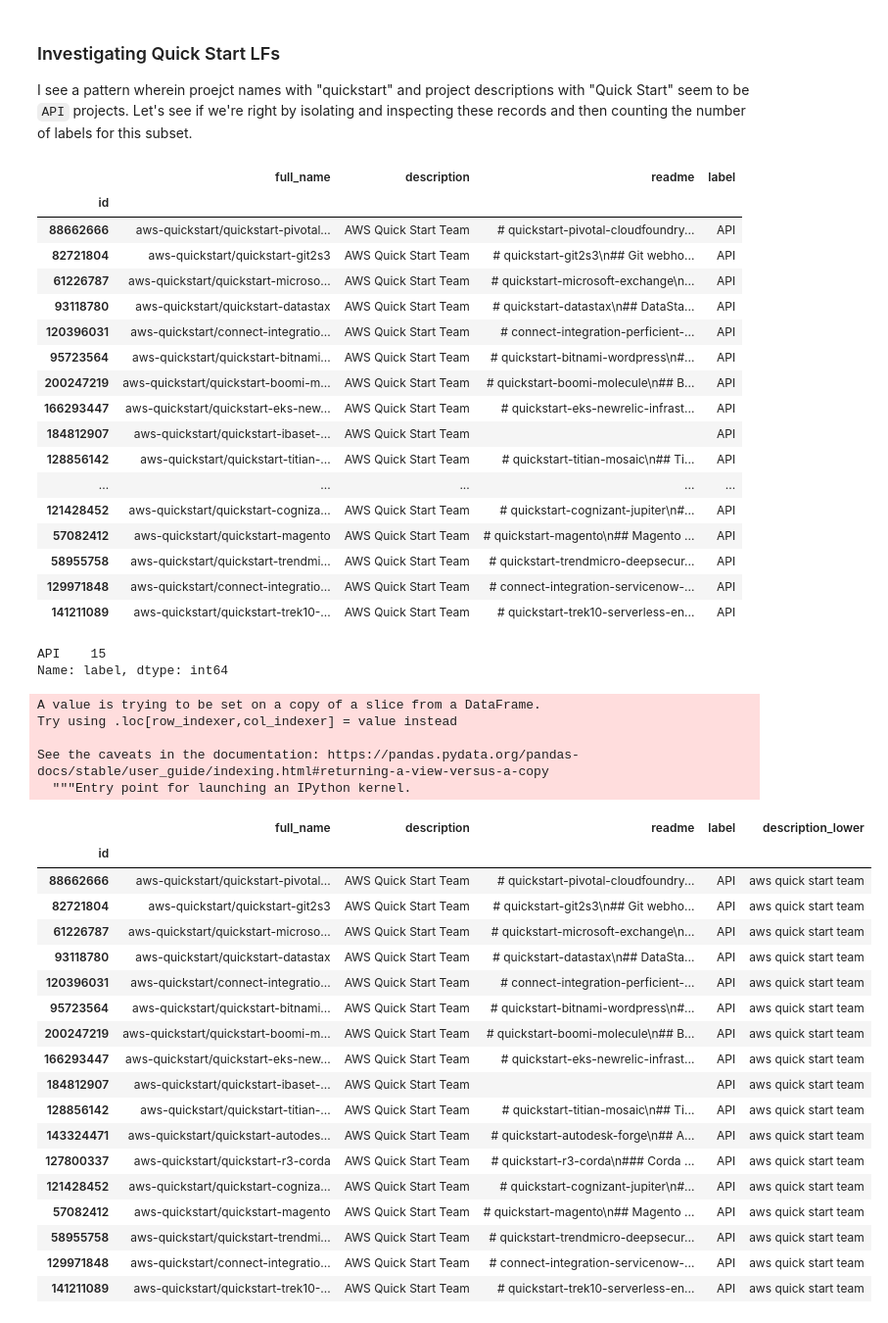
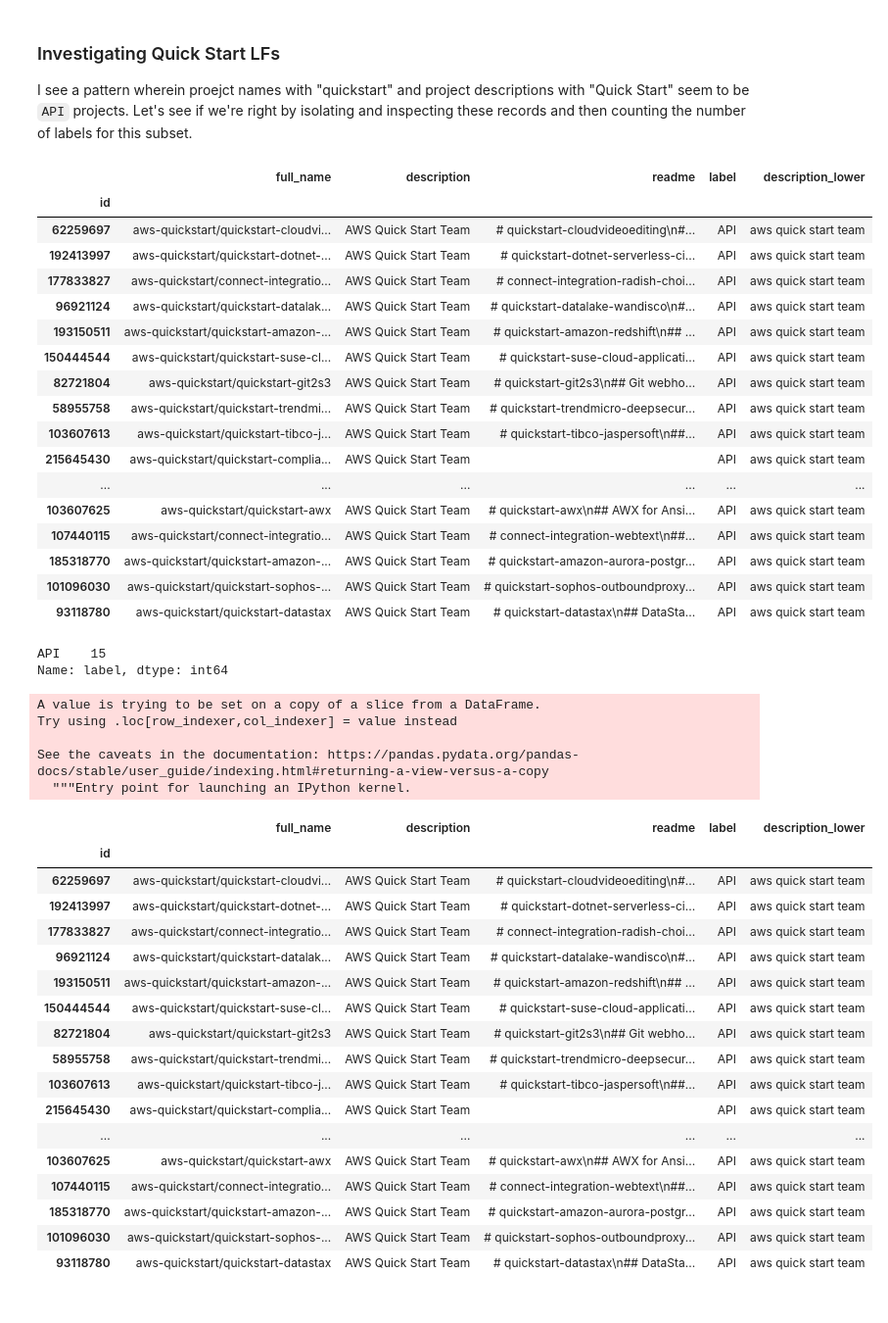
Before and after one commit to rjurney/weakly_supervised_learning_code, a Jupyter notebook: ch03/Introducing Snorkel.ipynb, the cells around one changed output. Shown at 98% size. Drawn from its saved outputs; the diff is of its cells as text; code cells hidden in the pictures.

```diff
--- a/ch03/Introducing Snorkel.ipynb
+++ b/ch03/Introducing Snorkel.ipynb
@@ -140,7 +140,7 @@ dev_train_df, test_df, train_labels, test_labels = train_test_split(
 dev_df, train_df, dev_labels, train_labels = train_test_split(
     dev_train_df,
     dev_train_df['label'],
-    test_size=0.7
+    test_size=0.65
 )
 
 # Make sure our split of records makes sense
@@ -480,24 +481,24 @@ I see a pattern wherein proejct names with "quickstart" and project descriptions
 quickstart_name_df = dev_df[dev_df['full_name'].str.contains('quickstart')]
 quickstart_name_df
 # %% [output]
-|  | full_name | description | readme | label |
-| id |  |  |  |  |
-| 88662666 | aws-quickstart/quickstart-pivotal... | AWS Quick Start Team | # quickstart-pivotal-cloudfoundry... | API |
-| 82721804 | aws-quickstart/quickstart-git2s3 | AWS Quick Start Team | # quickstart-git2s3\n## Git webho... | API |
-| 61226787 | aws-quickstart/quickstart-microso... | AWS Quick Start Team | # quickstart-microsoft-exchange\n... | API |
-| 93118780 | aws-quickstart/quickstart-datastax | AWS Quick Start Team | # quickstart-datastax\n## DataSta... | API |
-| 120396031 | aws-quickstart/connect-integratio... | AWS Quick Start Team | # connect-integration-perficient-... | API |
-| 95723564 | aws-quickstart/quickstart-bitnami... | AWS Quick Start Team | # quickstart-bitnami-wordpress\n#... | API |
-| 200247219 | aws-quickstart/quickstart-boomi-m... | AWS Quick Start Team | # quickstart-boomi-molecule\n## B... | API |
-| 166293447 | aws-quickstart/quickstart-eks-new... | AWS Quick Start Team | # quickstart-eks-newrelic-infrast... | API |
-| 184812907 | aws-quickstart/quickstart-ibaset-... | AWS Quick Start Team |  | API |
-| 128856142 | aws-quickstart/quickstart-titian-... | AWS Quick Start Team | # quickstart-titian-mosaic\n## Ti... | API |
-| ... | ... | ... | ... | ... |
-| 121428452 | aws-quickstart/quickstart-cogniza... | AWS Quick Start Team | # quickstart-cognizant-jupiter\n#... | API |
-| 57082412 | aws-quickstart/quickstart-magento | AWS Quick Start Team | # quickstart-magento\n## Magento ... | API |
-| 58955758 | aws-quickstart/quickstart-trendmi... | AWS Quick Start Team | # quickstart-trendmicro-deepsecur... | API |
-| 129971848 | aws-quickstart/connect-integratio... | AWS Quick Start Team | # connect-integration-servicenow-... | API |
-| 141211089 | aws-quickstart/quickstart-trek10-... | AWS Quick Start Team | # quickstart-trek10-serverless-en... | API |
+|  | full_name | description | readme | label | description_lower |
+| id |  |  |  |  |  |
+| 62259697 | aws-quickstart/quickstart-cloudvi... | AWS Quick Start Team | # quickstart-cloudvideoediting\n#... | API | aws quick start team |
+| 192413997 | aws-quickstart/quickstart-dotnet-... | AWS Quick Start Team | # quickstart-dotnet-serverless-ci... | API | aws quick start team |
+| 177833827 | aws-quickstart/connect-integratio... | AWS Quick Start Team | # connect-integration-radish-choi... | API | aws quick start team |
+| 96921124 | aws-quickstart/quickstart-datalak... | AWS Quick Start Team | # quickstart-datalake-wandisco\n#... | API | aws quick start team |
+| 193150511 | aws-quickstart/quickstart-amazon-... | AWS Quick Start Team | # quickstart-amazon-redshift\n## ... | API | aws quick start team |
+| 150444544 | aws-quickstart/quickstart-suse-cl... | AWS Quick Start Team | # quickstart-suse-cloud-applicati... | API | aws quick start team |
+| 82721804 | aws-quickstart/quickstart-git2s3 | AWS Quick Start Team | # quickstart-git2s3\n## Git webho... | API | aws quick start team |
+| 58955758 | aws-quickstart/quickstart-trendmi... | AWS Quick Start Team | # quickstart-trendmicro-deepsecur... | API | aws quick start team |
+| 103607613 | aws-quickstart/quickstart-tibco-j... | AWS Quick Start Team | # quickstart-tibco-jaspersoft\n##... | API | aws quick start team |
+| 215645430 | aws-quickstart/quickstart-complia... | AWS Quick Start Team |  | API | aws quick start team |
+| ... | ... | ... | ... | ... | ... |
+| 103607625 | aws-quickstart/quickstart-awx | AWS Quick Start Team | # quickstart-awx\n## AWX for Ansi... | API | aws quick start team |
+| 107440115 | aws-quickstart/connect-integratio... | AWS Quick Start Team | # connect-integration-webtext\n##... | API | aws quick start team |
+| 185318770 | aws-quickstart/quickstart-amazon-... | AWS Quick Start Team | # quickstart-amazon-aurora-postgr... | API | aws quick start team |
+| 101096030 | aws-quickstart/quickstart-sophos-... | AWS Quick Start Team | # quickstart-sophos-outboundproxy... | API | aws quick start team |
+| 93118780 | aws-quickstart/quickstart-datastax | AWS Quick Start Team | # quickstart-datastax\n## DataSta... | API | aws quick start team |
 # %%
 quickstart_df['label'].value_counts()
 # %% [output]
@@ -506,32 +507,34 @@ Name: label, dtype: int64
 # %%
 dev_df['description_lower'] = dev_df['description'].str.lower()
 quickstart_desc_df = dev_df[dev_df['description_lower'].str.contains('quick start')]
+
+del dev_df['description_lower']
+
 quickstart_desc_df
 # %% [output]
 A value is trying to be set on a copy of a slice from a DataFrame.
 Try using .loc[row_indexer,col_indexer] = value instead
 
 See the caveats in the documentation: https://pandas.pydata.org/pandas-docs/stable/user_guide/indexing.html#returning-a-view-versus-a-copy
   """Entry point for launching an IPython kernel.
 |  | full_name | description | readme | label | description_lower |
 | id |  |  |  |  |  |
-| 88662666 | aws-quickstart/quickstart-pivotal... | AWS Quick Start Team | # quickstart-pivotal-cloudfoundry... | API | aws quick start team |
+| 62259697 | aws-quickstart/quickstart-cloudvi... | AWS Quick Start Team | # quickstart-cloudvideoediting\n#... | API | aws quick start team |
+| 192413997 | aws-quickstart/quickstart-dotnet-... | AWS Quick Start Team | # quickstart-dotnet-serverless-ci... | API | aws quick start team |
+| 177833827 | aws-quickstart/connect-integratio... | AWS Quick Start Team | # connect-integration-radish-choi... | API | aws quick start team |
+| 96921124 | aws-quickstart/quickstart-datalak... | AWS Quick Start Team | # quickstart-datalake-wandisco\n#... | API | aws quick start team |
+| 193150511 | aws-quickstart/quickstart-amazon-... | AWS Quick Start Team | # quickstart-amazon-redshift\n## ... | API | aws quick start team |
+| 150444544 | aws-quickstart/quickstart-suse-cl... | AWS Quick Start Team | # quickstart-suse-cloud-applicati... | API | aws quick start team |
 | 82721804 | aws-quickstart/quickstart-git2s3 | AWS Quick Start Team | # quickstart-git2s3\n## Git webho... | API | aws quick start team |
-| 61226787 | aws-quickstart/quickstart-microso... | AWS Quick Start Team | # quickstart-microsoft-exchange\n... | API | aws quick start team |
+| 58955758 | aws-quickstart/quickstart-trendmi... | AWS Quick Start Team | # quickstart-trendmicro-deepsecur... | API | aws quick start team |
+| 103607613 | aws-quickstart/quickstart-tibco-j... | AWS Quick Start Team | # quickstart-tibco-jaspersoft\n##... | API | aws quick start team |
+| 215645430 | aws-quickstart/quickstart-complia... | AWS Quick Start Team |  | API | aws quick start team |
+| ... | ... | ... | ... | ... | ... |
+| 103607625 | aws-quickstart/quickstart-awx | AWS Quick Start Team | # quickstart-awx\n## AWX for Ansi... | API | aws quick start team |
+| 107440115 | aws-quickstart/connect-integratio... | AWS Quick Start Team | # connect-integration-webtext\n##... | API | aws quick start team |
+| 185318770 | aws-quickstart/quickstart-amazon-... | AWS Quick Start Team | # quickstart-amazon-aurora-postgr... | API | aws quick start team |
+| 101096030 | aws-quickstart/quickstart-sophos-... | AWS Quick Start Team | # quickstart-sophos-outboundproxy... | API | aws quick start team |
 | 93118780 | aws-quickstart/quickstart-datastax | AWS Quick Start Team | # quickstart-datastax\n## DataSta... | API | aws quick start team |
-| 120396031 | aws-quickstart/connect-integratio... | AWS Quick Start Team | # connect-integration-perficient-... | API | aws quick start team |
-| 95723564 | aws-quickstart/quickstart-bitnami... | AWS Quick Start Team | # quickstart-bitnami-wordpress\n#... | API | aws quick start team |
-| 200247219 | aws-quickstart/quickstart-boomi-m... | AWS Quick Start Team | # quickstart-boomi-molecule\n## B... | API | aws quick start team |
-| 166293447 | aws-quickstart/quickstart-eks-new... | AWS Quick Start Team | # quickstart-eks-newrelic-infrast... | API | aws quick start team |
-| 184812907 | aws-quickstart/quickstart-ibaset-... | AWS Quick Start Team |  | API | aws quick start team |
-| 128856142 | aws-quickstart/quickstart-titian-... | AWS Quick Start Team | # quickstart-titian-mosaic\n## Ti... | API | aws quick start team |
-| 143324471 | aws-quickstart/quickstart-autodes... | AWS Quick Start Team | # quickstart-autodesk-forge\n## A... | API | aws quick start team |
-| 127800337 | aws-quickstart/quickstart-r3-corda | AWS Quick Start Team | # quickstart-r3-corda\n### Corda ... | API | aws quick start team |
-| 121428452 | aws-quickstart/quickstart-cogniza... | AWS Quick Start Team | # quickstart-cognizant-jupiter\n#... | API | aws quick start team |
-| 57082412 | aws-quickstart/quickstart-magento | AWS Quick Start Team | # quickstart-magento\n## Magento ... | API | aws quick start team |
-| 58955758 | aws-quickstart/quickstart-trendmi... | AWS Quick Start Team | # quickstart-trendmicro-deepsecur... | API | aws quick start team |
-| 129971848 | aws-quickstart/connect-integratio... | AWS Quick Start Team | # connect-integration-servicenow-... | API | aws quick start team |
-| 141211089 | aws-quickstart/quickstart-trek10-... | AWS Quick Start Team | # quickstart-trek10-serverless-en... | API | aws quick start team |
 # %%
 quickstart_desc_df['label'].value_counts()
 # %% [output]
```
Also changed, not shown: parts of 28 cells of this notebook.
